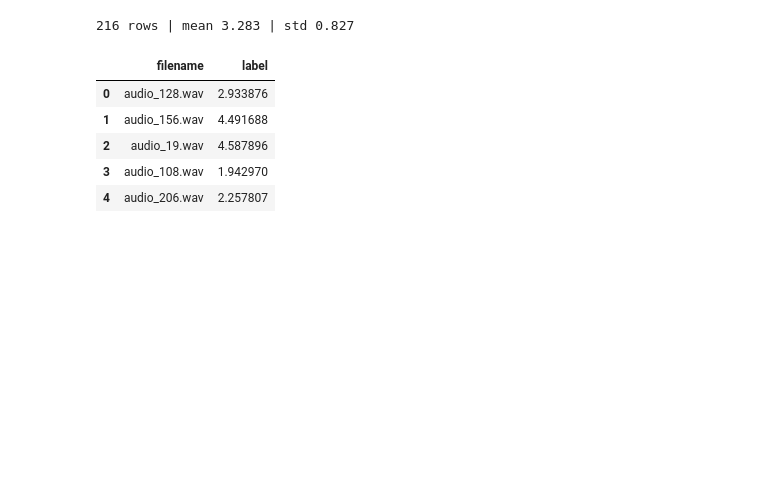
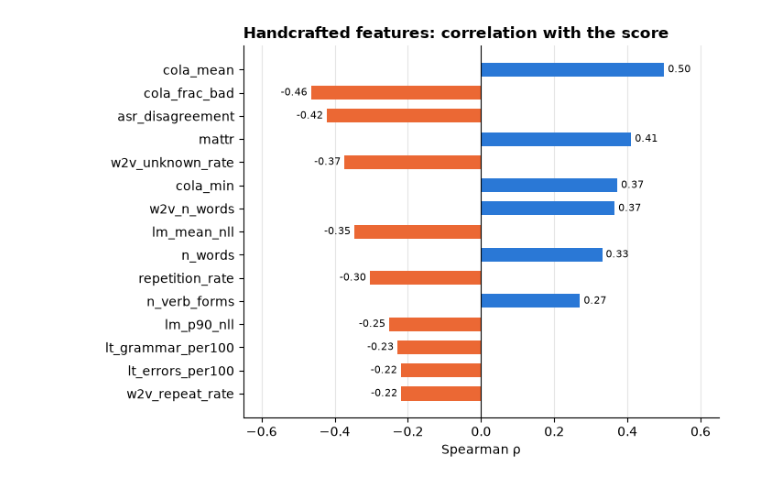
Before and after one commit to abhiEENgituser/SHL-Kaggle-Competation, a Jupyter notebook: notebooks/2_model.ipynb, the cells around one changed output. Saved outputs shown, nothing was run; the diff lists cells and outputs as text; code cells hidden in the pictures; blank space fills up the shorter version.

```diff
--- a/notebooks/2_model.ipynb
+++ b/notebooks/2_model.ipynb
@@ -147,15 +143,15 @@ plt.show()
 # %%
-submission = pd.DataFrame({"filename": clips.loc[is_test, "filename"].to_numpy(), "label": final_test})
-assert submission["filename"].tolist() == pd.read_csv(f"{DATA_DIR}/test.csv")["filename"].tolist()
-submission.to_csv(f"{OUT_DIR}/submission.csv", index=False)
+rho = features[is_train].apply(lambda col: spearmanr(col, y, nan_policy="omit")[0])
+top = rho.reindex(rho.abs().sort_values().index).tail(15)
 
-print(f"{len(submission)} rows | mean {final_test.mean():.3f} | std {final_test.std():.3f}")
-submission.head()
+fig, ax = plt.subplots(figsize=(7, 5))
+ax.barh(top.index, top.values, height=0.6, color=[BLUE if v > 0 else ORANGE for v in top.values])
+for i, v in enumerate(top.values):
+    ax.text(v + (0.01 if v > 0 else -0.01), i, f"{v:.2f}", va="center", ha="left" if v > 0 else "right", fontsize=8)
+ax.axvline(0, color="black", lw=0.8)
+ax.set(title="Handcrafted features: correlation with the score", xlabel="Spearman ρ", xlim=(-0.65, 0.65))
+ax.grid(axis="y", visible=False)
+plt.tight_layout()
+plt.show()
 # %% [output]
-216 rows | mean 3.283 | std 0.827
-|  | filename | label |
-| 0 | audio_128.wav | 2.933876 |
-| 1 | audio_156.wav | 4.491688 |
-| 2 | audio_19.wav | 4.587896 |
-| 3 | audio_108.wav | 1.942970 |
-| 4 | audio_206.wav | 2.257807 |
+[figure, added]
```
Also changed, not shown: parts of 22 cells of this notebook.
